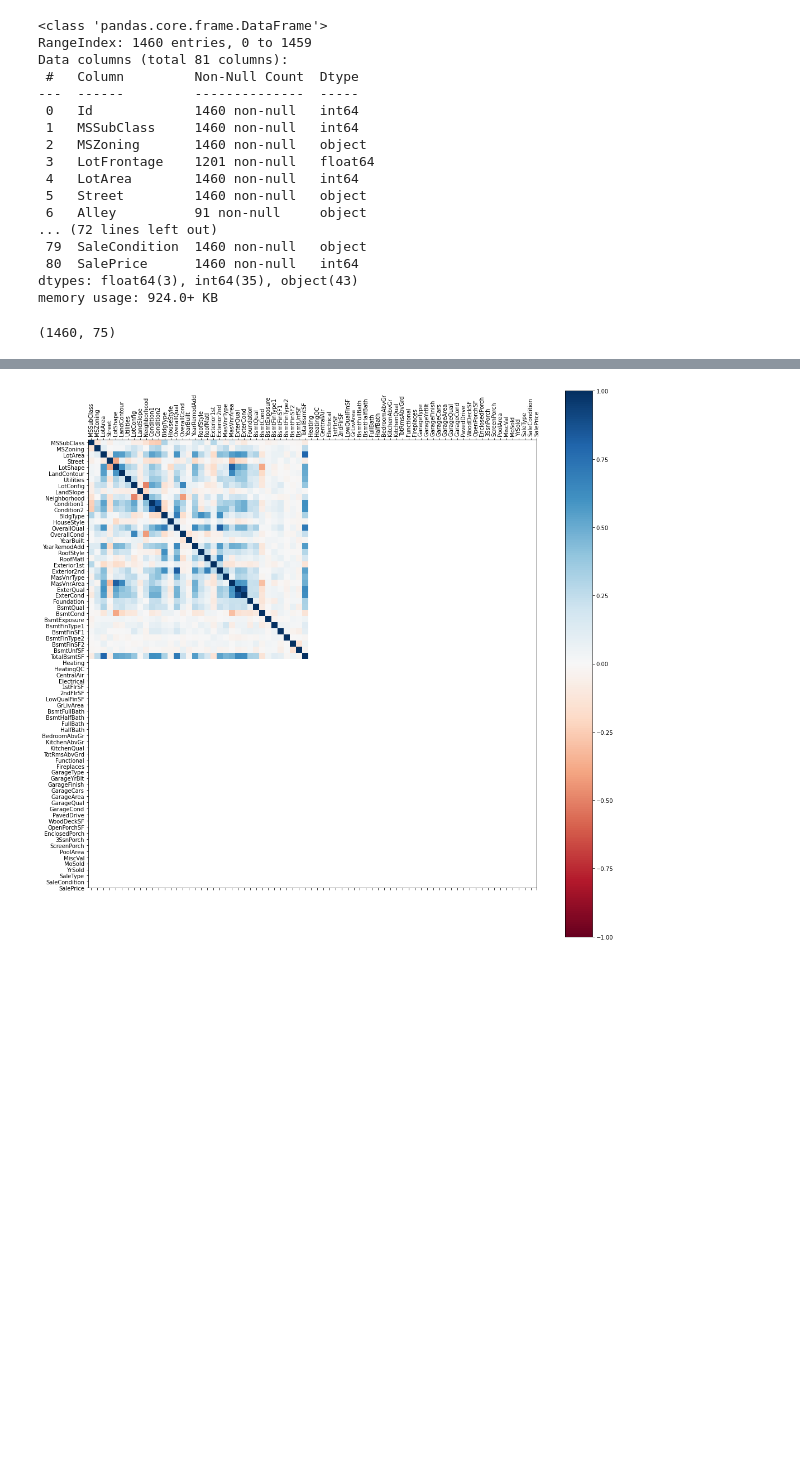
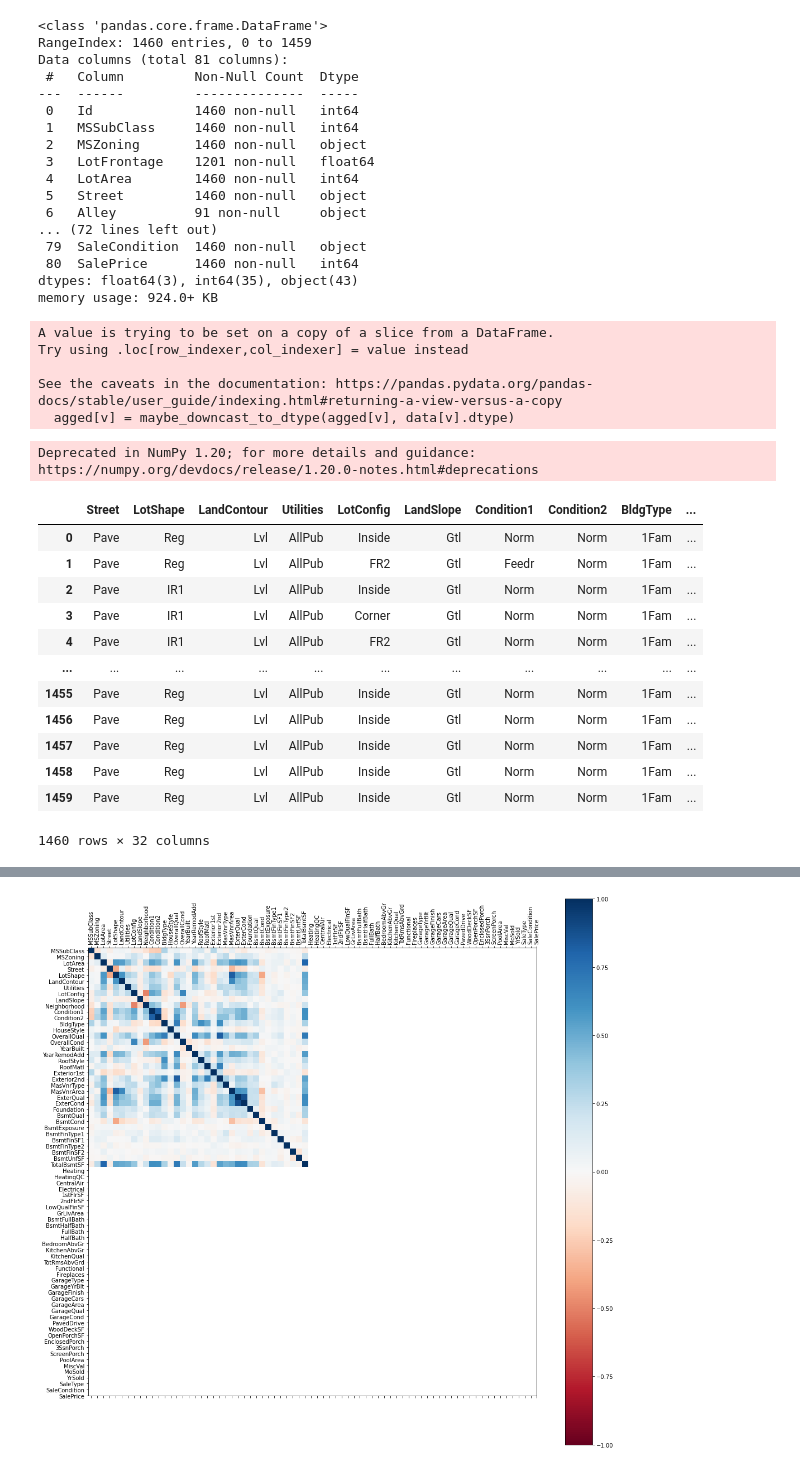
Before and after one commit to havaledar/House-prices-kaggle-6100, a Jupyter notebook: House_prices.ipynb, the cells around one changed output, grey strips where cells are left out. Cells and saved outputs as stored; diff of their text form; code cells hidden in the pictures; blank space fills up the shorter version.

Commit message:
Categorical removed with more than .5 corelation

```diff
--- a/House_prices.ipynb
+++ b/House_prices.ipynb
@@ -34,19 +45,21 @@ Data columns (total 81 columns):
 dtypes: float64(3), int64(35), object(43)
 memory usage: 924.0+ KB
 # %%
-#Understand and remove the variables with many NA
+#Remove the variables with more than 100 NA
 na_number=df_train[df_train.columns[df_train.isnull().any()]].isnull().sum()
 
-df_train_nona=df_train.drop(na_number[na_number > 100].index ,axis=1)
+df_train_100=df_train.drop(na_number[na_number > 100].index ,axis=1)
-# %%
-df_train_nona.shape
-# %% [output]
-(1460, 75)
 # %%
 # Convert you str columns to Category columns
-df_train_nona1 = df_train_nona.apply(lambda x: x.astype("category") if x.dtype == "O" else x)
+df_train_100_c = df_train_100.apply(lambda x: x.astype("category") if x.dtype == "O" else x)
 
 # Initialize a CamresV object using pandas.DataFrame
-cramersv = am.CramersV(df_train_nona1)
+cramersv = am.CramersV(df_train_100_c)
 # will return a pairwise matrix filled with Cramer's V, where columns and index are the categorical variables of the passed pandas.DataFrame
-cramersv.fit()
+var_cat=cramersv.fit()
+# %% [output]
+A value is trying to be set on a copy of a slice from a DataFrame.
+Try using .loc[row_indexer,col_indexer] = value instead
+
+See the caveats in the documentation: https://pandas.pydata.org/pandas-docs/stable/user_guide/indexing.html#returning-a-view-versus-a-copy
+  agged[v] = maybe_downcast_to_dtype(agged[v], data[v].dtype)
@@ -54,0 +66,22 @@ data=df_train_nona[df_train_nona.columns[1:79]]
+# %%
+#Selecting lower triangle without diagonal and removing variables with more than 50% correlation
+var_cat_l=var_cat.where(np.tril(np.ones(var_cat.shape),-1).astype(np.bool))
+df_train_100_c_l=df_train_100_c[var_cat_l.columns[var_cat_l.max()<0.5]]
+# %% [output]
+Deprecated in NumPy 1.20; for more details and guidance: https://numpy.org/devdocs/release/1.20.0-notes.html#deprecations
+# %%
+df_train_100_c_l
+# %% [output]
+|  | Street | LotShape | LandContour | Utilities | LotConfig | LandSlope | Condition1 | Condition2 | BldgType | ... |
+| 0 | Pave | Reg | Lvl | AllPub | Inside | Gtl | Norm | Norm | 1Fam | ... |
+| 1 | Pave | Reg | Lvl | AllPub | FR2 | Gtl | Feedr | Norm | 1Fam | ... |
+| 2 | Pave | IR1 | Lvl | AllPub | Inside | Gtl | Norm | Norm | 1Fam | ... |
+| 3 | Pave | IR1 | Lvl | AllPub | Corner | Gtl | Norm | Norm | 1Fam | ... |
+| 4 | Pave | IR1 | Lvl | AllPub | FR2 | Gtl | Norm | Norm | 1Fam | ... |
+| ... | ... | ... | ... | ... | ... | ... | ... | ... | ... | ... |
+| 1455 | Pave | Reg | Lvl | AllPub | Inside | Gtl | Norm | Norm | 1Fam | ... |
+| 1456 | Pave | Reg | Lvl | AllPub | Inside | Gtl | Norm | Norm | 1Fam | ... |
+| 1457 | Pave | Reg | Lvl | AllPub | Inside | Gtl | Norm | Norm | 1Fam | ... |
+| 1458 | Pave | Reg | Lvl | AllPub | Inside | Gtl | Norm | Norm | 1Fam | ... |
+| 1459 | Pave | Reg | Lvl | AllPub | Inside | Gtl | Norm | Norm | 1Fam | ... |
+1460 rows × 32 columns
```
Also changed, not shown: parts of 3 cells of this notebook.
